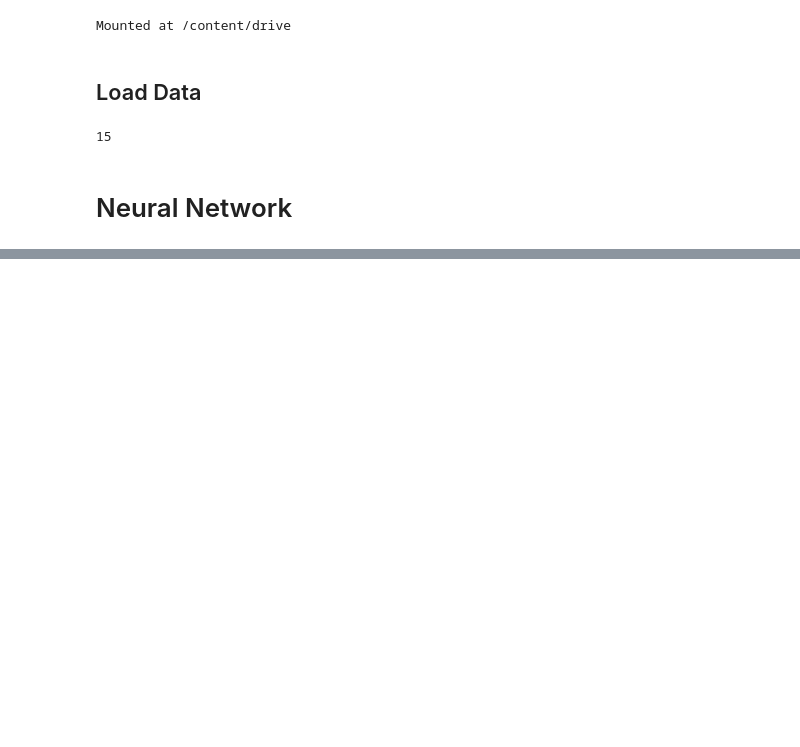
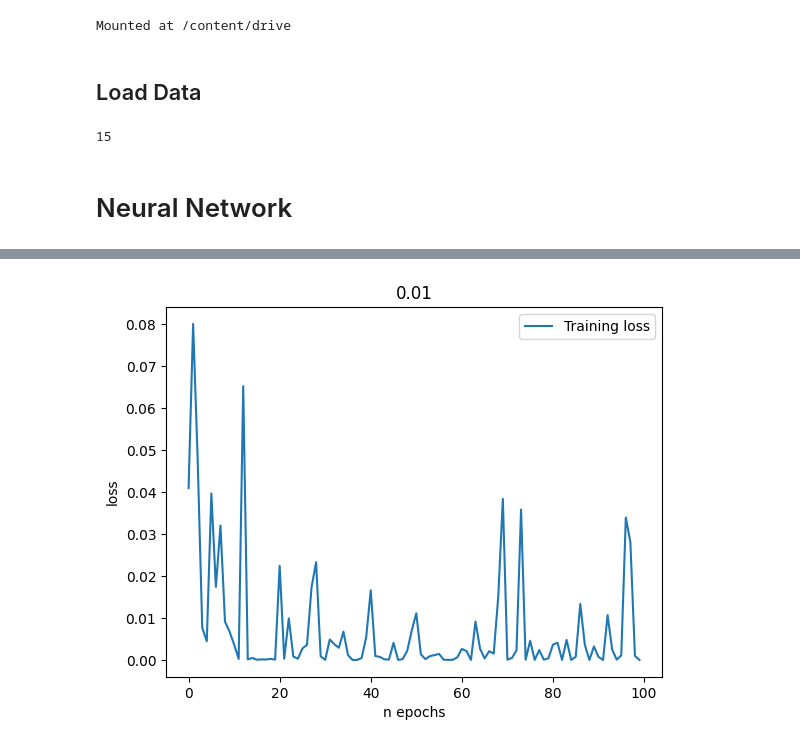
Before and after one commit to swetzel1/introduction_to_ml, a Jupyter notebook: project/final_project_nn.ipynb, the cells around one changed output, grey strips where cells are left out. Saved outputs shown, nothing was run; the diff lists cells and outputs as text; code cells hidden in the pictures; blank space fills up the shorter version.

```diff
--- a/project/final_project_nn.ipynb
+++ b/project/final_project_nn.ipynb
@@ -227,3 +217,13 @@ Training time:  0:24:45.646530
+# %%
+plt.figure
+plt.plot(loss_history, label="Training loss")
+plt.xlabel("n epochs")
+plt.ylabel("loss")
+plt.legend()
+plt.title(learning_rate)
+plt.show()
+# %% [output]
+[figure, added]
 # %%
 #compute confsion matrix
 nb_classes = 12
```
Also changed, not shown: parts of 8 cells of this notebook.
